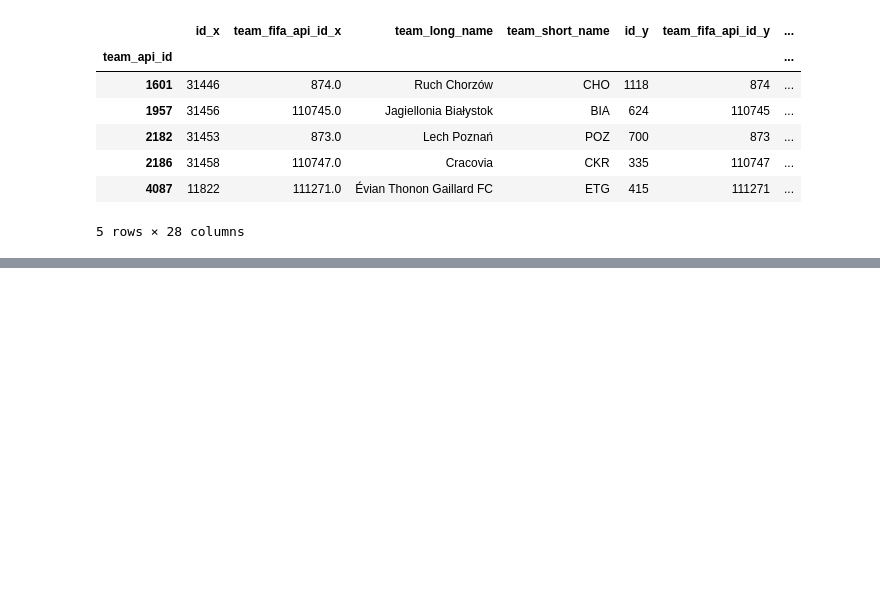
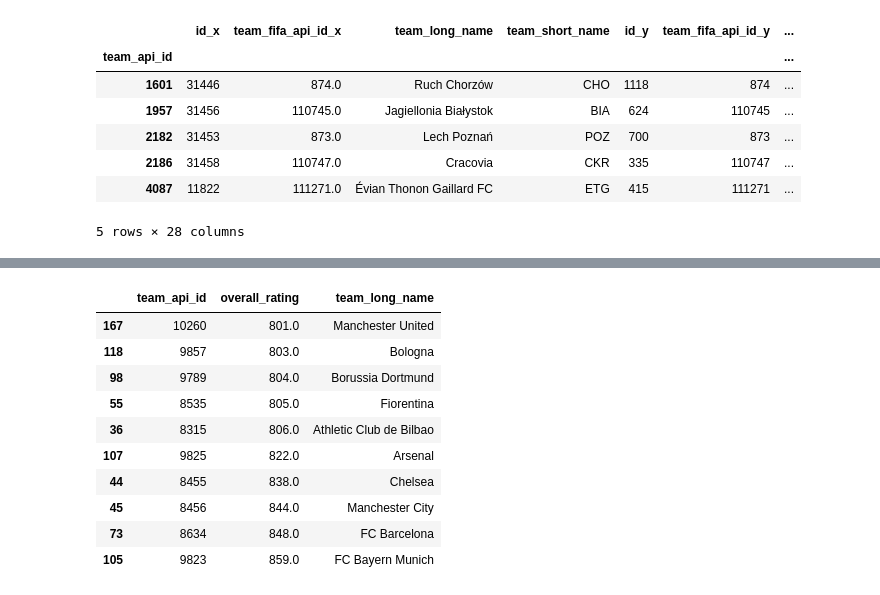
Before and after one commit to abhiksark/Udacity-DataAnalyst-Nanodegree, a Jupyter notebook: football_analysis/Updated_EDA.ipynb, the cells around one changed output, grey strips where cells are left out. Cells and saved outputs as stored; diff of their text form; code cells hidden in the pictures; blank space fills up the shorter version.

```diff
--- a/football_analysis/Updated_EDA.ipynb
+++ b/football_analysis/Updated_EDA.ipynb
@@ -352,0 +369,15 @@ df
+# %%
+df = top_N_team(df_comb_team,df_comb_player,df_match,season="2012/2013")
+df
+# %% [output]
+|  | team_api_id | overall_rating | team_long_name |
+| 167 | 10260 | 801.0 | Manchester United |
+| 118 | 9857 | 803.0 | Bologna |
+| 98 | 9789 | 804.0 | Borussia Dortmund |
+| 55 | 8535 | 805.0 | Fiorentina |
+| 36 | 8315 | 806.0 | Athletic Club de Bilbao |
+| 107 | 9825 | 822.0 | Arsenal |
+| 44 | 8455 | 838.0 | Chelsea |
+| 45 | 8456 | 844.0 | Manchester City |
+| 73 | 8634 | 848.0 | FC Barcelona |
+| 105 | 9823 | 859.0 | FC Bayern Munich |
```
Also changed, not shown: parts of 10 cells of this notebook.
